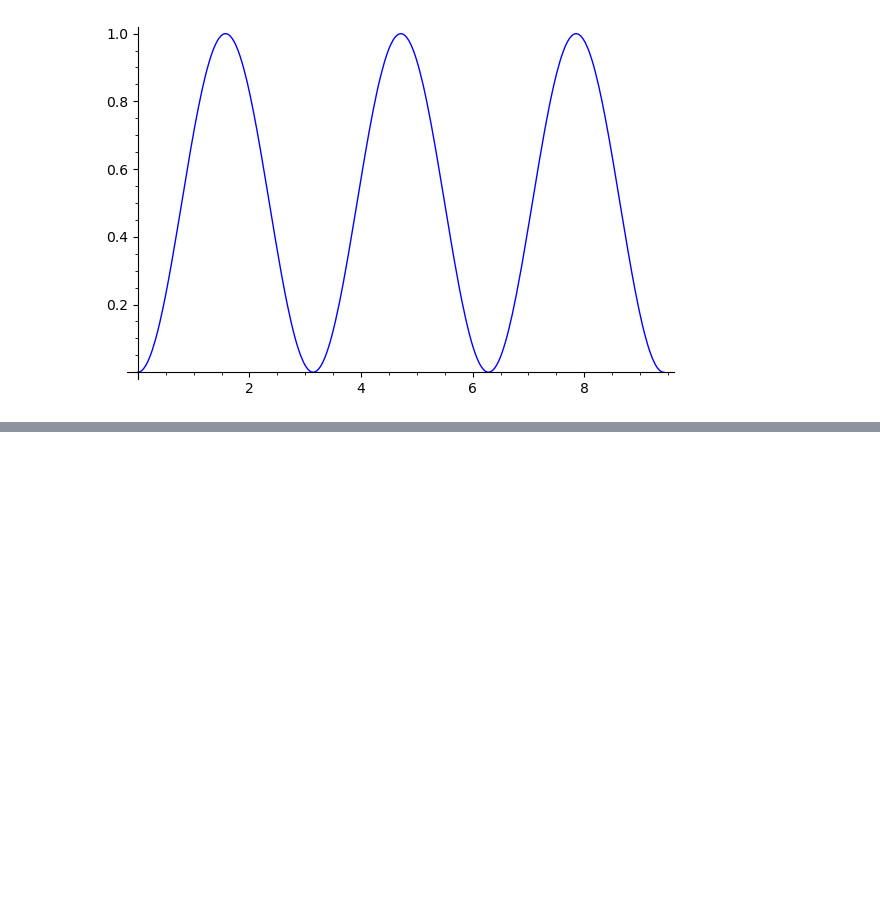
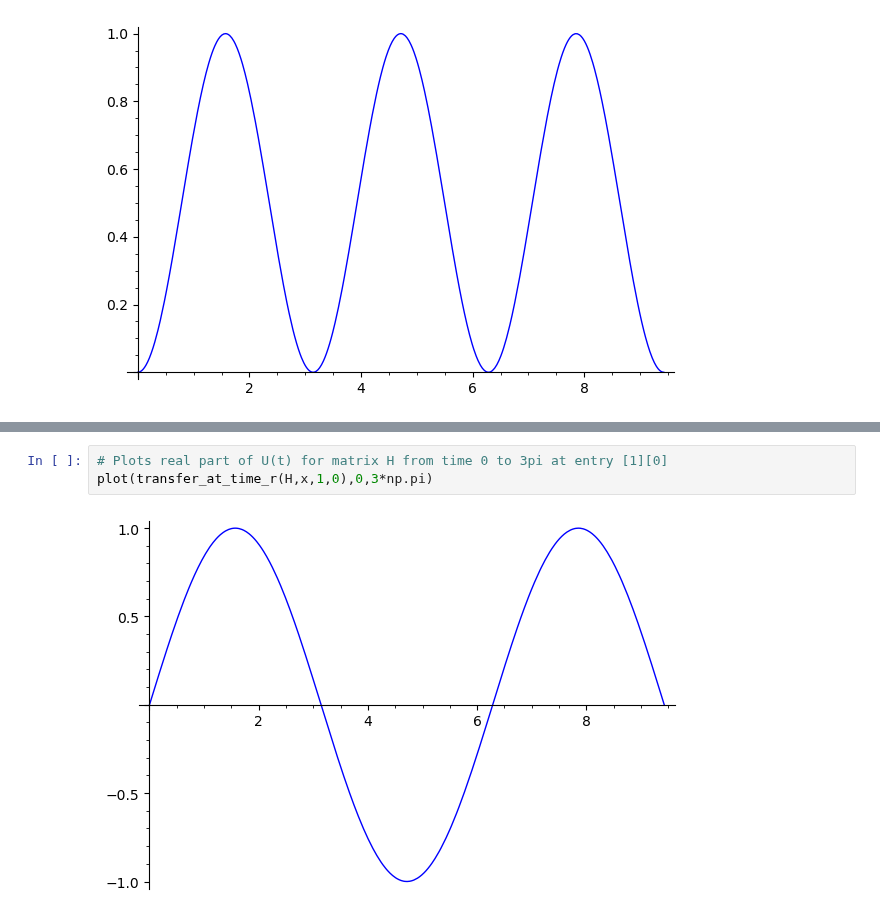
Before and after one commit to EmilyMWright/FUSRP-2021-Quantum-Walks, a Jupyter notebook: Idempotents_of_Adjancency_Matrix.ipynb, the cells around one changed output, grey strips where cells are left out. Saved outputs shown, nothing was run; the diff lists cells and outputs as text; blank space fills up the shorter version.

```diff
--- a/Idempotents_of_Adjancency_Matrix.ipynb
+++ b/Idempotents_of_Adjancency_Matrix.ipynb
@@ -187,0 +236,5 @@ plot(transfer_at_time_r(DC4,x,2,0),0,3*np.pi)
+# %%
+# Plots real part of U(t) for matrix H from time 0 to 3pi at entry [1][0]
+plot(transfer_at_time_r(H,x,1,0),0,3*np.pi)
+# %% [output]
+[figure, added]
```
Also changed, not shown: parts of 15 cells of this notebook.
